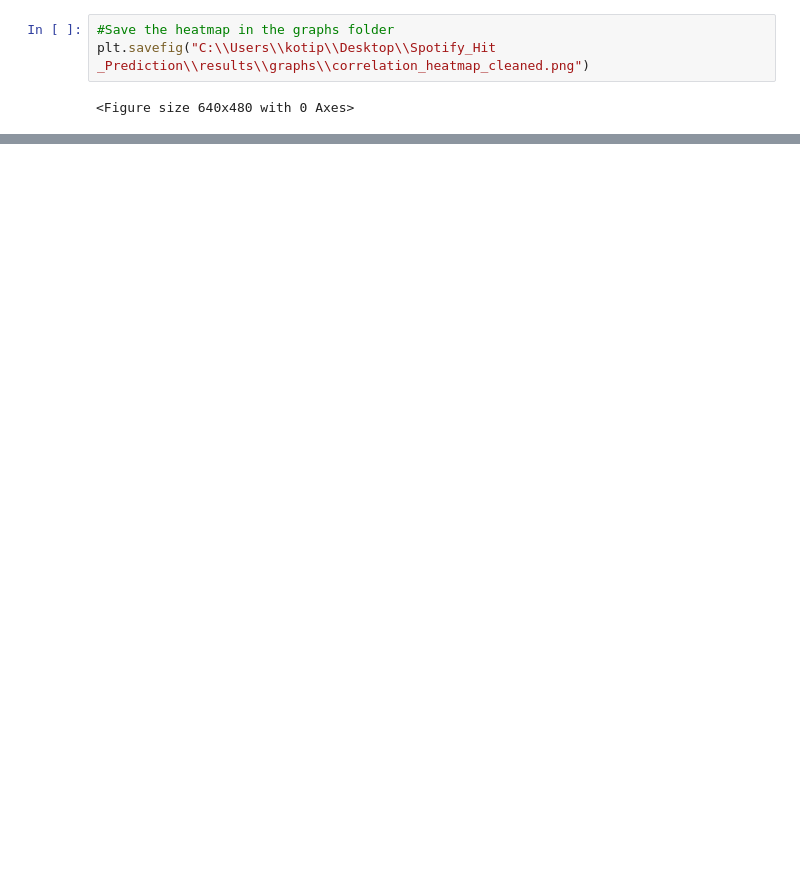
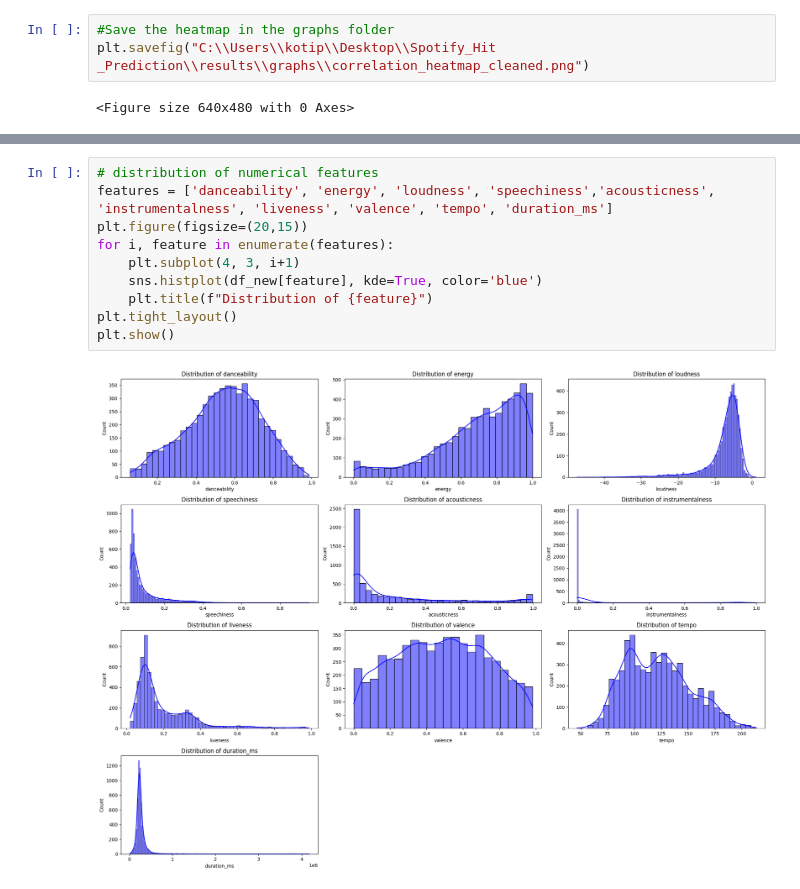
Before and after one commit to Ramadas7/Spotify-Hit-Predictor, a Jupyter notebook: notebook/spotify_hit_prediction.ipynb, the cells around one changed output, grey strips where cells are left out. Cells and saved outputs as stored; diff of their text form; blank space fills up the shorter version.

```diff
--- a/notebook/spotify_hit_prediction.ipynb
+++ b/notebook/spotify_hit_prediction.ipynb
@@ -238,0 +261,12 @@ plt.savefig("C:\\Users\\kotip\\Desktop\\Spotify_Hit _Prediction\\results\\graphs
+# %%
+# distribution of numerical features
+features = ['danceability', 'energy', 'loudness', 'speechiness','acousticness', 'instrumentalness', 'liveness', 'valence', 'tempo', 'duration_ms']
+plt.figure(figsize=(20,15))
+for i, feature in enumerate(features):
+    plt.subplot(4, 3, i+1)
+    sns.histplot(df_new[feature], kde=True, color='blue')
+    plt.title(f"Distribution of {feature}")
+plt.tight_layout()
+plt.show()
+# %% [output]
+[figure, added]
```
Also changed, not shown: parts of 8 cells of this notebook, 5 other files.
